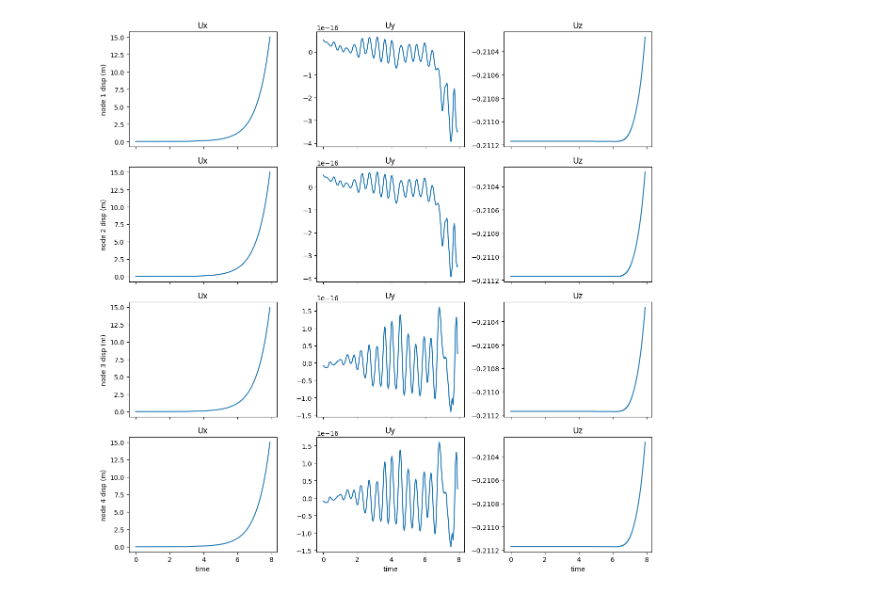
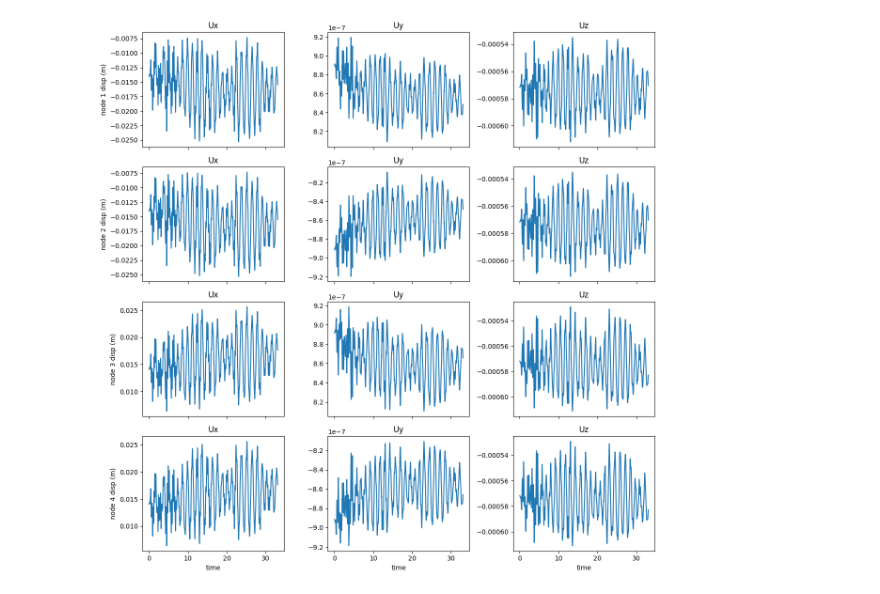
Before and after one commit to MoRuchun/opss_bridge, a Jupyter notebook: 查看结果.ipynb, the cells around one changed output. Cells and saved outputs as stored; diff of their text form; code cells hidden in the pictures.

```diff
--- a/查看结果.ipynb
+++ b/查看结果.ipynb
@@ -55,9 +55,9 @@ def plot_node_disp_time(file_path):
     plt.tight_layout()
     plt.show()
 # %%
-plot_node_disp_time(r"../bridges/results/RSN9_BORREGO_B-ELC090/rec_pier_top_disp.out")
+plot_node_disp_time(r"../bridges/results/RSN10_IMPVALL.BG_C-ELC090/rec_pier_top_disp.out")
 # %% [output]
-[figure, old version]
+[figure, new version]
 # %%
 import numpy as np
 import matplotlib.pyplot as plt
```
Also changed, not shown: parts of 1 cell of this notebook, 48 other files.
